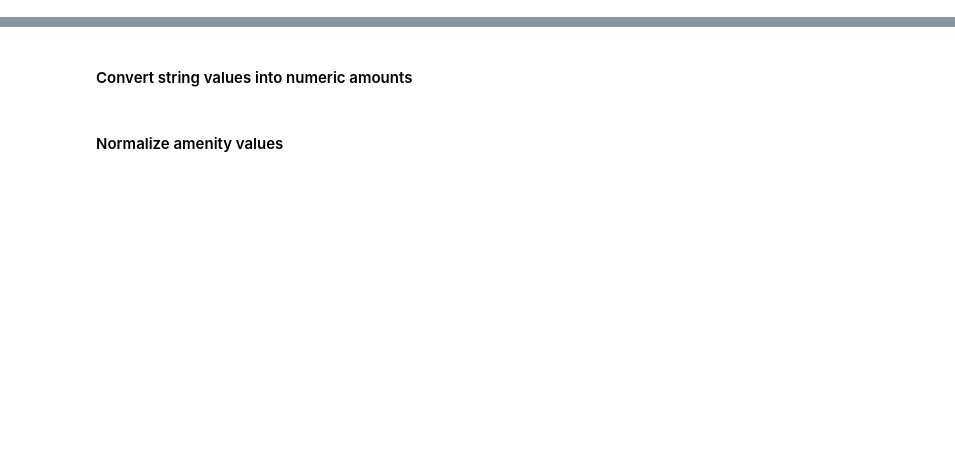
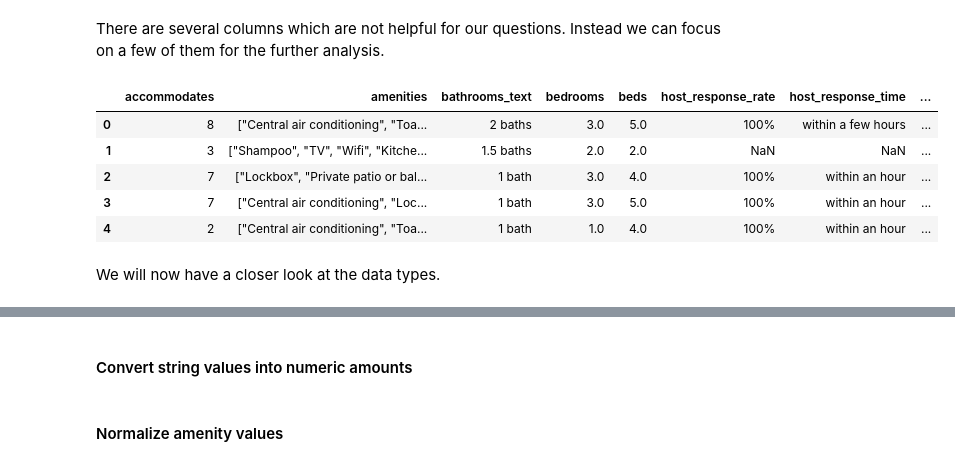
Before and after one commit to PatrickChristoph/airbnb_insights_australia, a Jupyter notebook: analysis.ipynb, the cells around one changed output, grey strips where cells are left out. Saved outputs shown, nothing was run; the diff lists cells and outputs as text; code cells hidden in the pictures; blank space fills up the shorter version.

```diff
--- a/analysis.ipynb
+++ b/analysis.ipynb
@@ -29,0 +96,29 @@ for file_name in os.listdir(data_path):
+# %% [markdown]
+There are several columns which are not helpful for our questions. Instead we can focus on a few of them for the further analysis.
+# %%
+relevant_columns = [
+    "accommodates",
+    "amenities",
+    "bathrooms_text",
+    "bedrooms",
+    "beds",
+    "host_response_rate",
+    "host_response_time",
+    "host_is_superhost",
+    "neighbourhood_cleansed",
+    "price",
+    "property_type",
+    "review_scores_rating",
+    "room_type"
+]
+
+data[relevant_columns].head()
+# %% [output]
+|  | accommodates | amenities | bathrooms_text | bedrooms | beds | host_response_rate | host_response_time | ... |
+| 0 | 8 | ["Central air conditioning", "Toa... | 2 baths | 3.0 | 5.0 | 100% | within a few hours | ... |
+| 1 | 3 | ["Shampoo", "TV", "Wifi", "Kitche... | 1.5 baths | 2.0 | 2.0 | NaN | NaN | ... |
+| 2 | 7 | ["Lockbox", "Private patio or bal... | 1 bath | 3.0 | 4.0 | 100% | within an hour | ... |
+| 3 | 7 | ["Central air conditioning", "Loc... | 1 bath | 3.0 | 5.0 | 100% | within an hour | ... |
+| 4 | 2 | ["Central air conditioning", "Toa... | 1 bath | 1.0 | 4.0 | 100% | within an hour | ... |
+# %% [markdown]
+We will now have a closer look at the data types.
```
Also changed, not shown: parts of 35 cells of this notebook.
